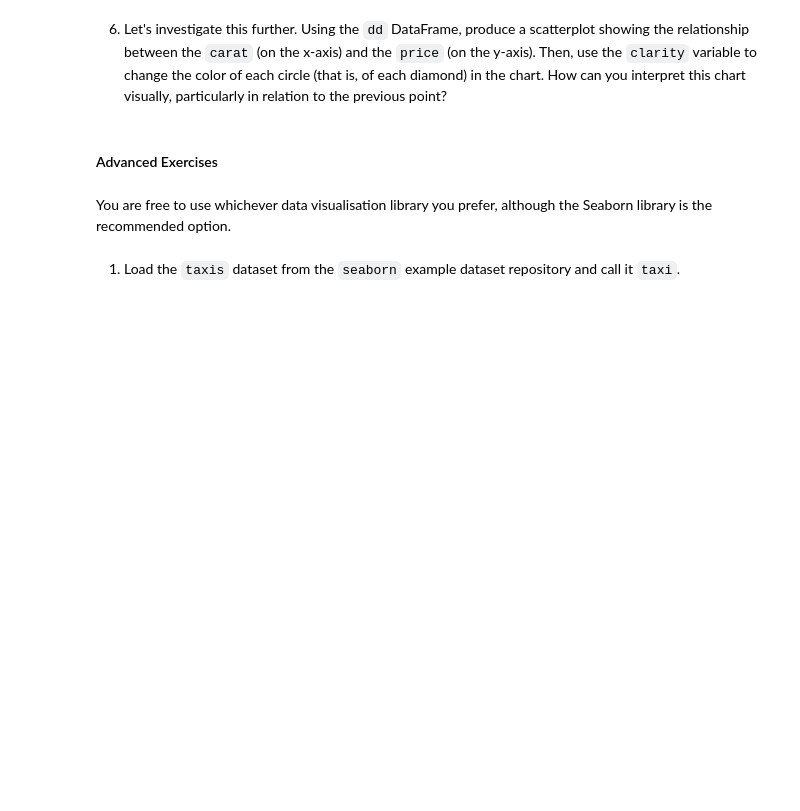
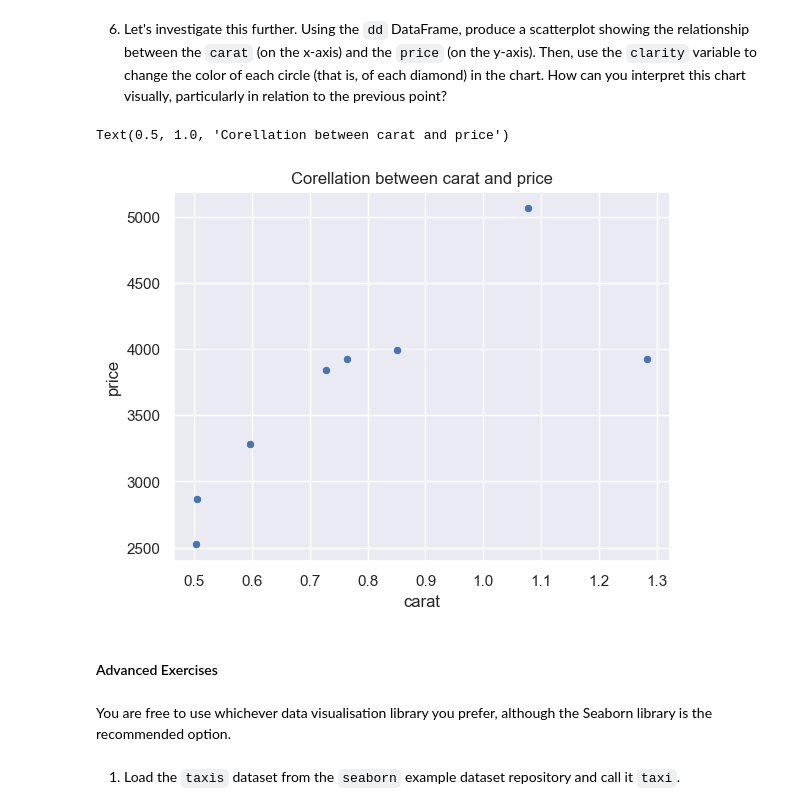
Before and after one commit to extra-jalapenos/python-matplot-and-seaborn, a Jupyter notebook: 6b Homework.ipynb, the cells around one changed output. Drawn from its saved outputs; the diff is of its cells as text; code cells hidden in the pictures; blank space fills up the shorter version.

```diff
--- a/6b Homework.ipynb
+++ b/6b Homework.ipynb
@@ -45,5 +110,11 @@ rndm.head()
 # %% [markdown]
 6. Let's investigate this further. Using the `dd` DataFrame, produce a scatterplot showing the relationship between the `carat` (on the x-axis) and the `price` (on the y-axis). Then, use the `clarity` variable to change the color of each circle (that is, of each diamond) in the chart. How can you interpret this chart visually, particularly in relation to the previous point?
+# %%
+plot = sns.scatterplot(data=grouped_by_clarity, x="carat", y="price")
+plot.set_title("Corellation between carat and price")
+# %% [output]
+Text(0.5, 1.0, 'Corellation between carat and price')
+[figure, added]
 # %% [markdown]
 #### Advanced Exercises
 # %% [markdown]
```
Also changed, not shown: parts of 7 cells of this notebook.
